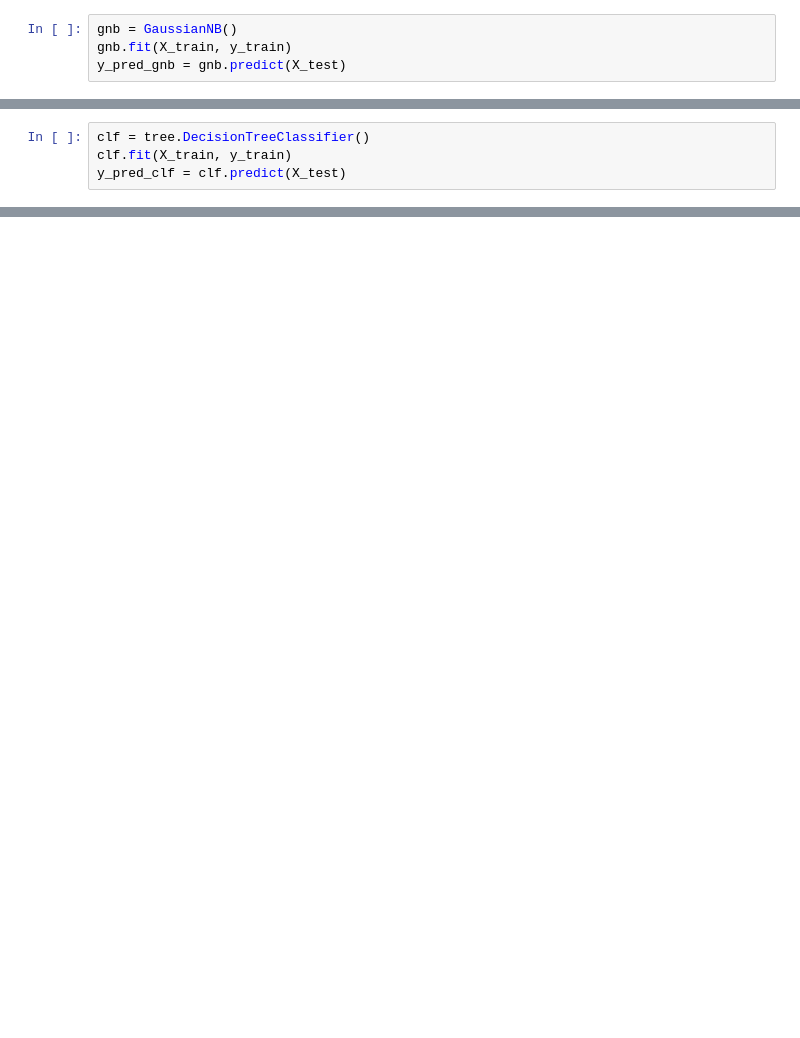
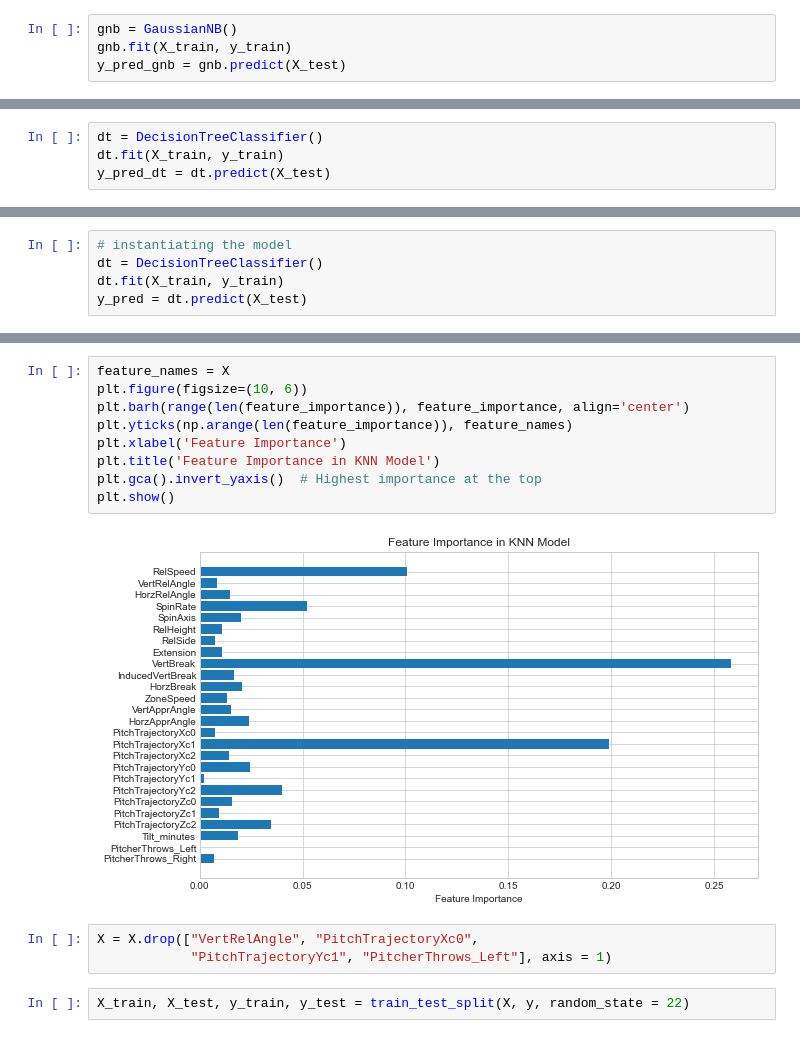
Before and after one commit to jisoawe/NCAA_Pitch_Classification_Model, a Jupyter notebook: Pitch Type Classification Model 2024.ipynb, the cells around one changed output, grey strips where cells are left out. Saved outputs shown, nothing was run; the diff lists cells and outputs as text; blank space fills up the shorter version.

```diff
--- a/Pitch Type Classification Model 2024.ipynb
+++ b/Pitch Type Classification Model 2024.ipynb
@@ -201,5 +207,5 @@ accuracy_score(y_test, y_pred_gnb)
 # %%
-clf = tree.DecisionTreeClassifier()
-clf.fit(X_train, y_train)
-y_pred_clf = clf.predict(X_test)
+dt = DecisionTreeClassifier()
+dt.fit(X_train, y_train)
+y_pred_dt = dt.predict(X_test)
 # %%
@@ -208,0 +219,5 @@ accuracy_score(y_test, y_pred_clf)
+# %%
+# instantiating the model
+dt = DecisionTreeClassifier()
+dt.fit(X_train, y_train)
+y_pred = dt.predict(X_test)
@@ -209 +248,17 @@ accuracy_score(y_test, y_pred_clf)
+# %%
+feature_names = X
+plt.figure(figsize=(10, 6))
+plt.barh(range(len(feature_importance)), feature_importance, align='center')
+plt.yticks(np.arange(len(feature_importance)), feature_names)
+plt.xlabel('Feature Importance')
+plt.title('Feature Importance in KNN Model')
+plt.gca().invert_yaxis()  # Highest importance at the top
+plt.show()
+# %% [output]
+[figure, added]
+# %%
+X = X.drop(["VertRelAngle", "PitchTrajectoryXc0",
+            "PitchTrajectoryYc1", "PitcherThrows_Left"], axis = 1)
+# %%
+X_train, X_test, y_train, y_test = train_test_split(X, y, random_state = 22)
 # %% [markdown]
```
Also changed, not shown: parts of 39 cells of this notebook.
